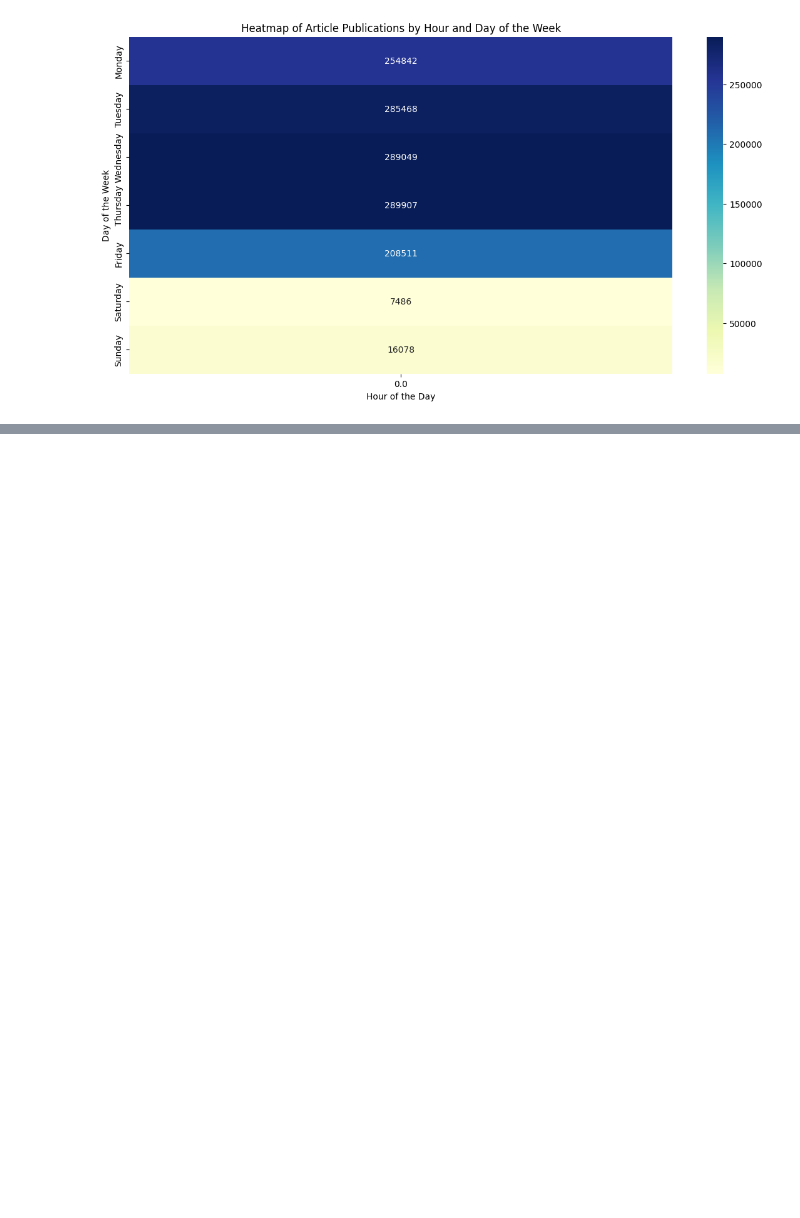
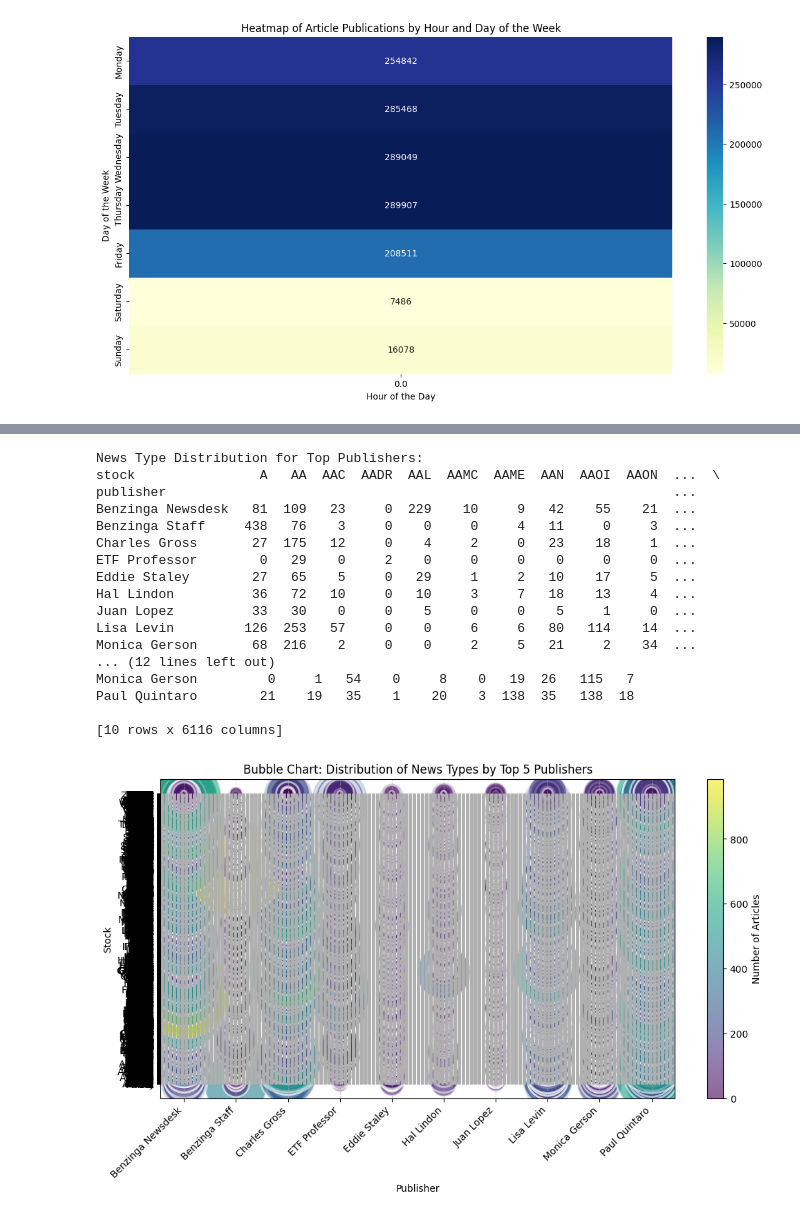
Before and after one commit to oli-mac/Financial_News_and_Stock_Price_Integration_Dataset_Analysist, a Jupyter notebook: notebooks/1.0-explor_data.ipynb, the cells around one changed output, grey strips where cells are left out. Saved outputs shown, nothing was run; the diff lists cells and outputs as text; code cells hidden in the pictures; blank space fills up the shorter version.

```diff
--- a/notebooks/1.0-explor_data.ipynb
+++ b/notebooks/1.0-explor_data.ipynb
@@ -619,0 +515,62 @@ Name: count, dtype: int64
+# %%
+import pandas as pd
+import matplotlib.pyplot as plt
+
+# Assuming you already have your dataframe `df` and `top_publishers` prepared
+
+# Limit to top 5 publishers
+top_publishers_list = top_publishers.index
+
+# Filter the dataframe to include only top publishers
+df_top_publishers = df[df['publisher'].isin(top_publishers_list)]
+
+# Pivot table to see the count of different news types per publisher
+news_type_distribution = pd.pivot_table(df_top_publishers, values='headline', index='publisher',
+                                        columns='stock', aggfunc='count', fill_value=0)
+
+print("\nNews Type Distribution for Top Publishers:")
+print(news_type_distribution)
+
+# Convert pivot table to a flat dataframe for bubble chart
+flat_df = news_type_distribution.reset_index().melt(id_vars='publisher', var_name='stock', value_name='count')
+
+# Bubble Chart
+plt.figure(figsize=(12, 6))
+bubble_chart = plt.scatter(
+    x=flat_df['publisher'],
+    y=flat_df['stock'],
+    s=flat_df['count'] * 10,  # Adjust bubble size by multiplying count
+    alpha=0.6,
+    edgecolors="w",
+    linewidth=2,
+    c=flat_df['count'],  # Optional: color by count
+    cmap='viridis'  # Optional: color map
+)
+
+# Adding labels and a color bar
+plt.title('Bubble Chart: Distribution of News Types by Top 5 Publishers')
+plt.xlabel('Publisher')
+plt.ylabel('Stock')
+plt.xticks(rotation=45, ha="right")
+plt.colorbar(bubble_chart, label='Number of Articles')  # Optional: color bar indicating the number of articles
+plt.grid(True, linestyle='--', alpha=0.6)
+plt.show()
+# %% [output]
+News Type Distribution for Top Publishers:
+stock                A   AA  AAC  AADR  AAL  AAMC  AAME  AAN  AAOI  AAON  ...  \
+publisher                                                                 ...
+Benzinga Newsdesk   81  109   23     0  229    10     9   42    55    21  ...
+Benzinga Staff     438   76    3     0    0     0     4   11     0     3  ...
+Charles Gross       27  175   12     0    4     2     0   23    18     1  ...
+ETF Professor        0   29    0     2    0     0     0    0     0     0  ...
+Eddie Staley        27   65    5     0   29     1     2   10    17     5  ...
+Hal Lindon          36   72   10     0   10     3     7   18    13     4  ...
+Juan Lopez          33   30    0     0    5     0     0    5     1     0  ...
+Lisa Levin         126  253   57     0    0     6     6   80   114    14  ...
+Monica Gerson       68  216    2     0    0     2     5   21     2    34  ...
+... (12 lines left out)
+Monica Gerson         0     1   54    0     8    0   19  26   115   7
+Paul Quintaro        21    19   35    1    20    3  138  35   138  18
+
+[10 rows x 6116 columns]
+[figure, added]
```
Also changed, not shown: parts of 17 cells of this notebook.
